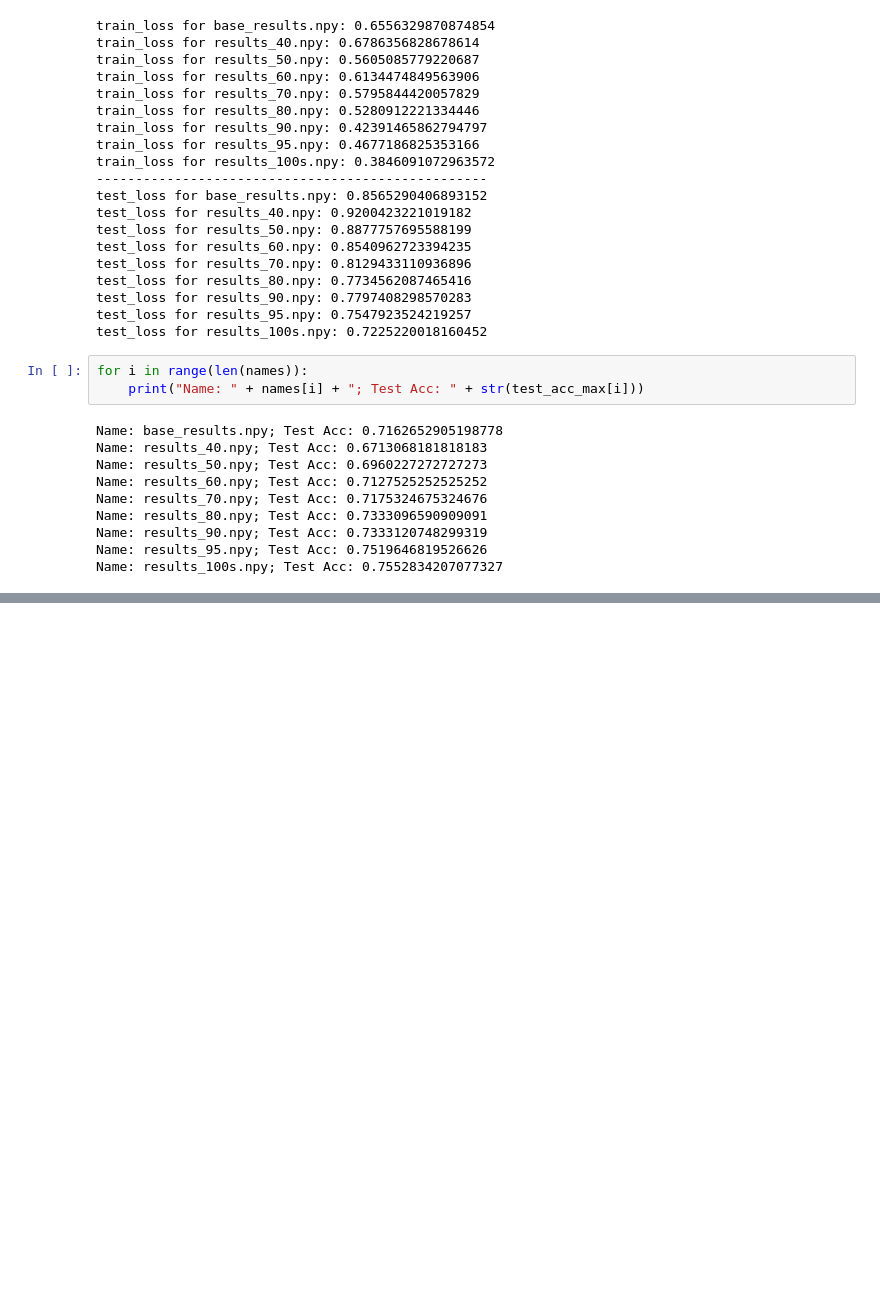
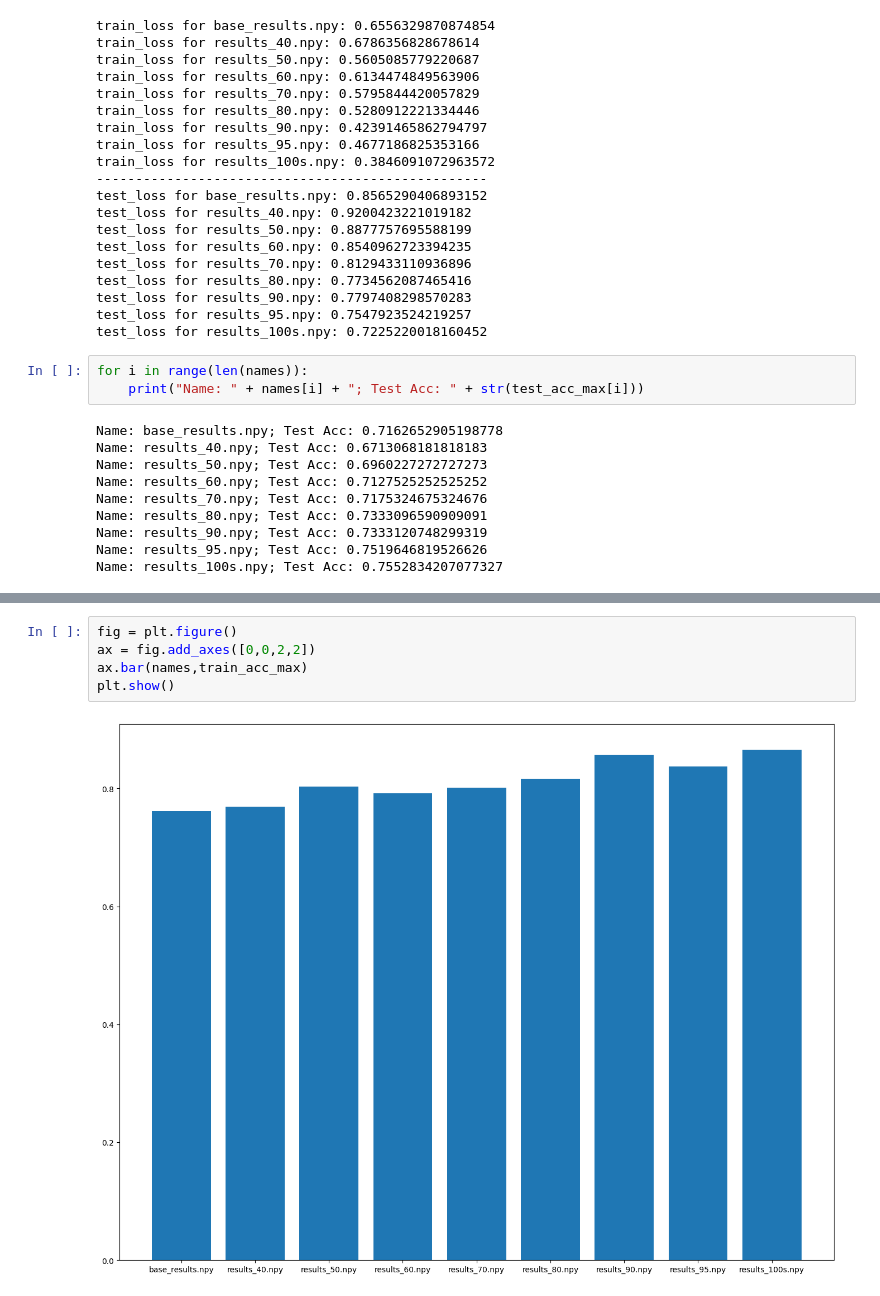
Before and after one commit to kumarrah2002/ViT_Pretrained_vs_Scratch, a Jupyter notebook: models/plot.ipynb, the cells around one changed output, grey strips where cells are left out. Saved outputs shown, nothing was run; the diff lists cells and outputs as text; blank space fills up the shorter version.

```diff
--- a/models/plot.ipynb
+++ b/models/plot.ipynb
@@ -225,2 +239,9 @@ Name: results_100s.npy; Test Acc: 0.7552834207077327
+# %%
+fig = plt.figure()
+ax = fig.add_axes([0,0,2,2])
+ax.bar(names,train_acc_max)
+plt.show()
+# %% [output]
+[figure, added]
 # %%
 fig = plt.figure()
```
Also changed, not shown: parts of 5 cells of this notebook.
